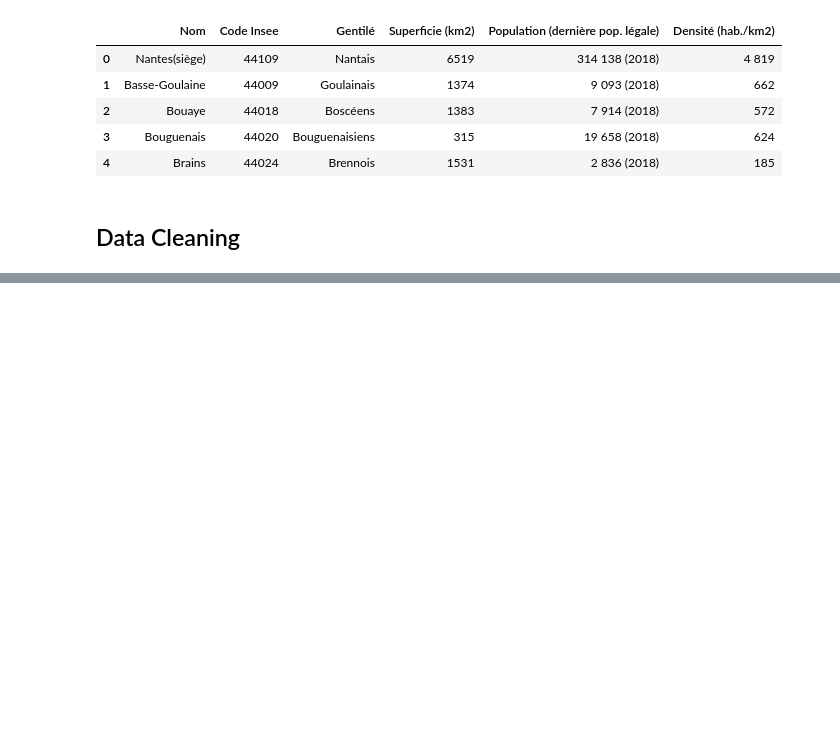
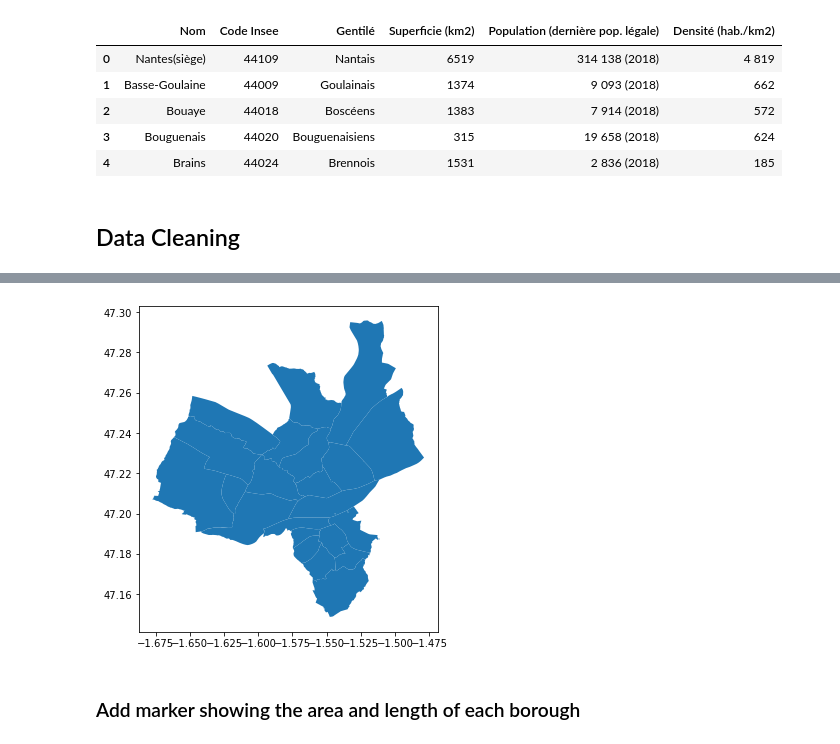
Before and after one commit to Preciousring/Coursera_Capstone, a Jupyter notebook: Capstone_Project _The Battle_of_Neighborhoods(Week 2).ipynb, the cells around one changed output, grey strips where cells are left out. Drawn from its saved outputs; the diff is of its cells as text; code cells hidden in the pictures; blank space fills up the shorter version.

```diff
--- a/Capstone_Project _The Battle_of_Neighborhoods(Week 2).ipynb
+++ b/Capstone_Project _The Battle_of_Neighborhoods(Week 2).ipynb
@@ -71,4 +71,15 @@ df.head()
 # %% [markdown]
 ## Data Cleaning
 # %%
+# We will drop the columns that we don't want to keep :
+columns_to_keep = ['Nom', 'Code Insee']
+df1 = df.reindex(columns=columns_to_keep)
+# df1.head()
+
+#We rename 'Nantes(siège)' to 'Nantes'
+df1 = df1.replace(['Nantes(siège)'], 'Nantes')
+
 # We will only keep the boroughs that are adjacent to the center of Nantes :
+boroughs_to_keep = ['Nantes', 'Saint-Herblain', 'Rezé']
+df2 = df1[df1['Nom'].isin(boroughs_to_keep)]
+df2
@@ -74,0 +93,15 @@ df.head()
+# %%
+import geopandas as gpd
+geo = gpd.read_file('data/geo-Nantes.geojson')
+
+#We rename 'St-Herblain' to 'Saint-Herblain'
+geo = geo.replace(['St-Herblain'], 'Saint-Herblain')
+
+#We keep only also in this dataframe the boroughs that we want
+geo = geo[geo['libcom'].isin(boroughs_to_keep)]
+
+# We will drop the columns that we don't want to keep :
+columns_to_keep2 = ['nom', 'libcom', 'geometry']
+geo = geo.reindex(columns=columns_to_keep2)
+
+geo.head()
@@ -74,0 +117,5 @@ df.head()
+# %%
+# We rename a colum in our df2 in order to have the columns having the same name in order to join them
+df3 = df2.rename(columns={'Nom': 'libcom'})
+df_geo = pd.merge(df3, geo, on='libcom')
+df_geo.head()
@@ -74,0 +129,9 @@ df.head()
+# %%
+df_geo = df_geo.set_geometry('geometry', crs=4326)
+#Find the center point
+df_geo['Center_point'] = df_geo['geometry'].centroid
+
+#Extract lat and lon from the centerpoint
+df_geo["lat"] = df_geo.Center_point.map(lambda p: p.x)
+df_geo["lon"] = df_geo.Center_point.map(lambda p: p.y)
+df_geo.head()
@@ -74,0 +146,9 @@ df.head()
+# %%
+import matplotlib.pyplot as plt
+
+df_geo.plot(figsize=(6, 6))
+plt.show()
+# %% [output]
+[figure, added]
+# %% [markdown]
+### Add marker showing the area and length of each borough
```
Also changed, not shown: parts of 7 cells of this notebook, 3 other files.
